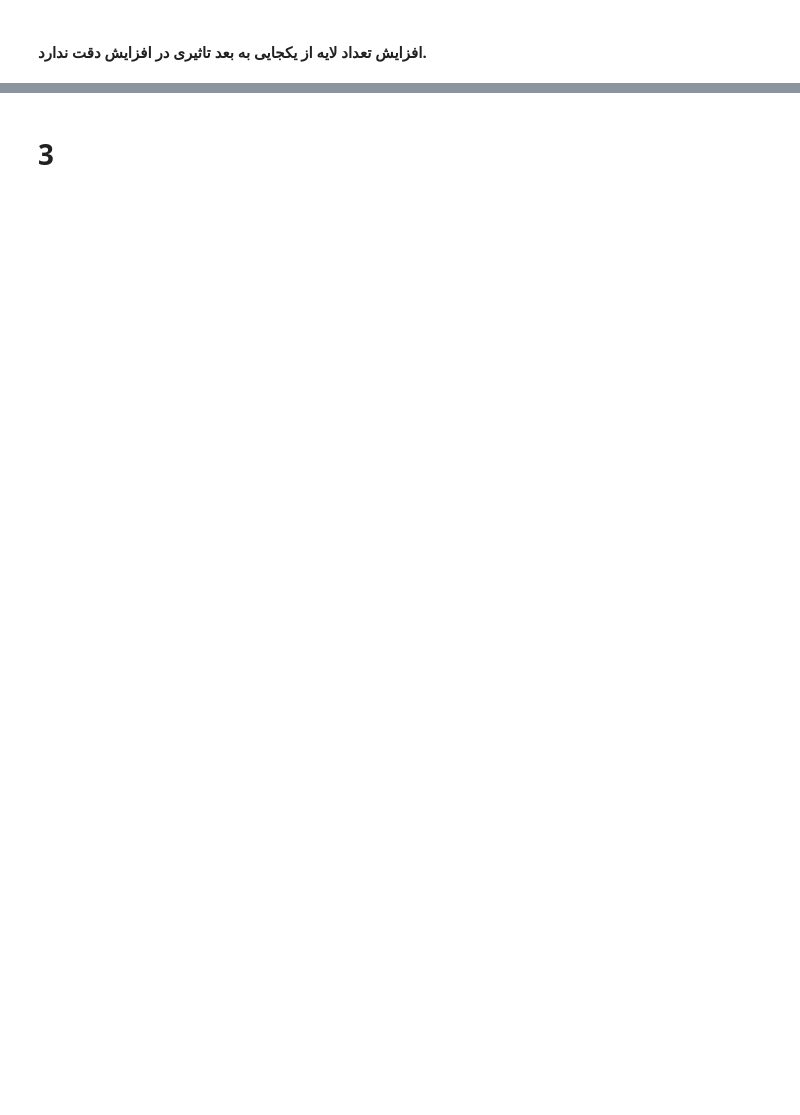
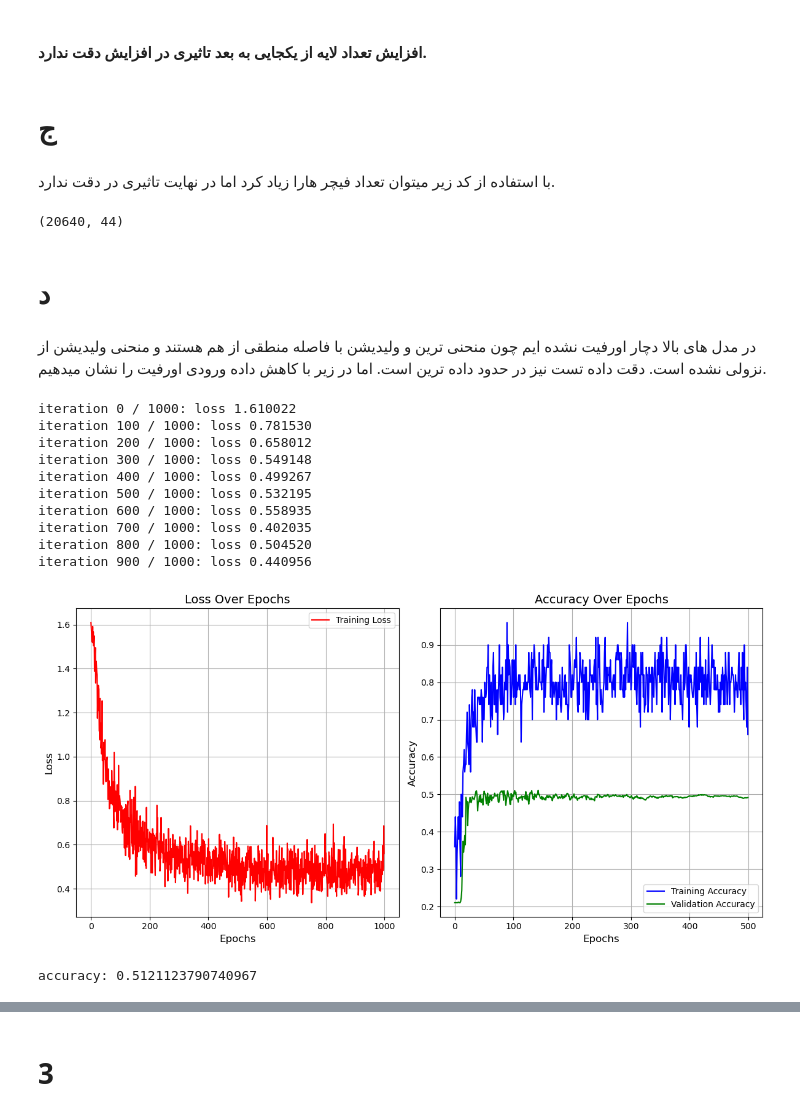
Before and after one commit to mmahdin/Computational-Intelligence-EE-AUT, a Jupyter notebook: lab/3/main.ipynb, the cells around one changed output, grey strips where cells are left out. Drawn from its saved outputs; the diff is of its cells as text; code cells hidden in the pictures; blank space fills up the shorter version.

```diff
--- a/lab/3/main.ipynb
+++ b/lab/3/main.ipynb
@@ -784,2 +784,59 @@ accuracy: 0.6848352551460266
 # %% [markdown]
 #### افزایش تعداد لایه از یکجایی به بعد تاثیری در افزایش دقت ندارد.
+# %% [markdown]
+# ج
+# %% [markdown]
+با استفاده از کد زیر میتوان تعداد فیچر هارا زیاد کرد اما در نهایت تاثیری در دقت ندارد.
+# %%
+from sklearn.preprocessing import PolynomialFeatures
+poly = PolynomialFeatures(degree=2, include_bias=False)
+X_normalized = poly.fit_transform(X_normalized)
+print(X_normalized.shape)
+# %% [output]
+(20640, 44)
+# %% [markdown]
+# د
+# %% [markdown]
+<div dir="rtl">
+در مدل های بالا دچار اورفیت نشده ایم چون منحنی ترین و ولیدیشن با فاصله منطقی از هم هستند و منحنی ولیدیشن از نزولی نشده است. دقت داده تست نیز در حدود داده ترین است. اما در زیر با کاهش داده ورودی اورفیت را نشان میدهیم.
+</div>
+# %%
+model = deepNetwork(
+        [128],
+        input_dim=8,
+        num_classes=5,
+        reg=0,
+        weight_scale=1e-2,
+        dtype=torch.float64,
+        device='cuda'
+  )
+lr = 0.6
+lrd = 0.99
+reg = 0
+batch_size = 50
+epochs = 1000
+
+loss_history, train_acc_history, val_acc_history = nn_train(model, X_train_tensor[:100], y_train_tensor[:100],
+                                                             X_val_tensor, y_val_tensor, lr, lrd, reg,
+                                                               epochs, batch_size, verbose=True)
+
+plot_training_history(loss_history, train_acc_history, val_acc_history)
+
+y_test_pred = model.loss(X_test_tensor)
+y_test_pred = model.loss(X_test_tensor)
+y_test_pred = torch.argmax(y_test_pred, dim=1)
+val_acc = (y_test_pred == y_test_tensor).float().mean().item()
+print(f'accuracy: {val_acc}')
+# %% [output]
+iteration 0 / 1000: loss 1.610022
+iteration 100 / 1000: loss 0.781530
+iteration 200 / 1000: loss 0.658012
+iteration 300 / 1000: loss 0.549148
+iteration 400 / 1000: loss 0.499267
+iteration 500 / 1000: loss 0.532195
+iteration 600 / 1000: loss 0.558935
+iteration 700 / 1000: loss 0.402035
+iteration 800 / 1000: loss 0.504520
+iteration 900 / 1000: loss 0.440956
+[figure, added]
+accuracy: 0.5121123790740967
```
Also changed, not shown: parts of 20 cells of this notebook.
